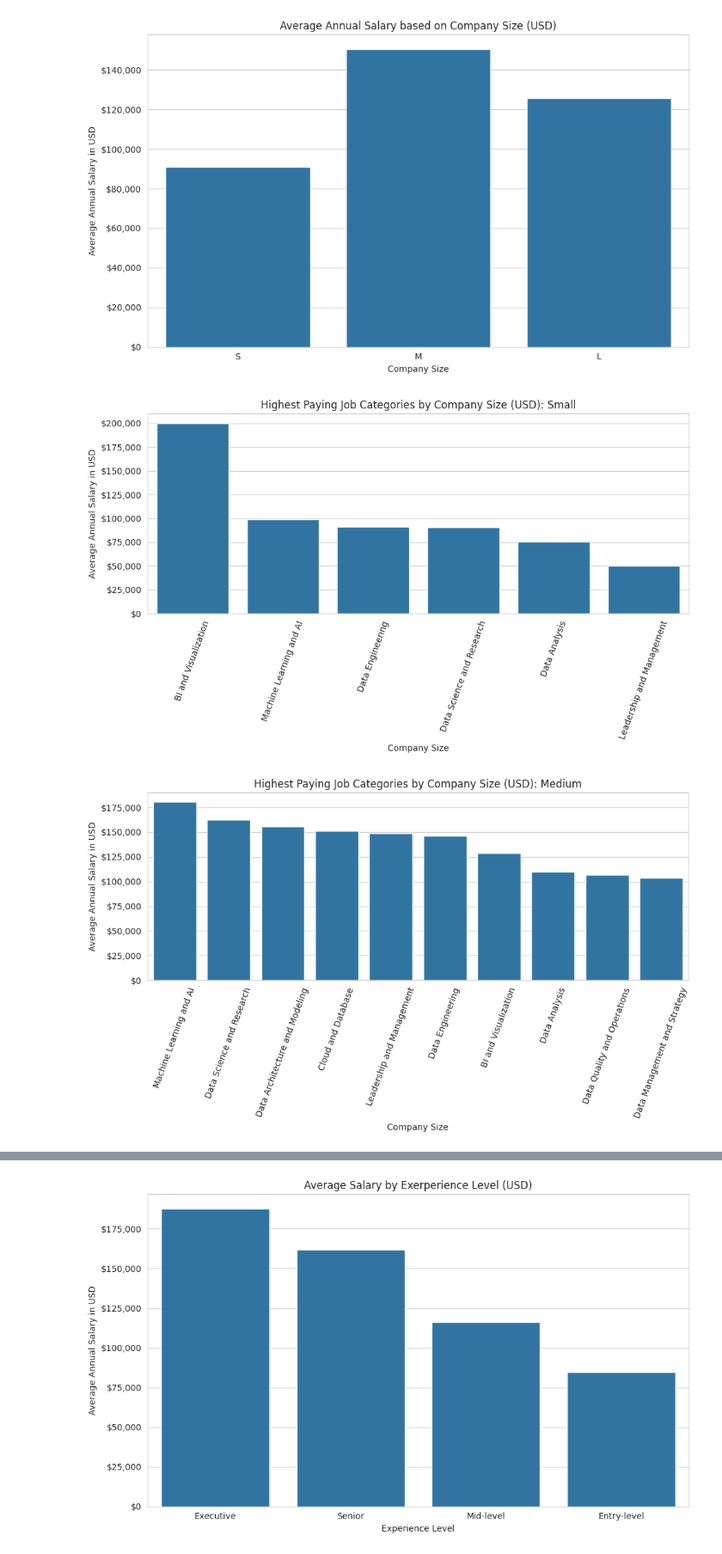
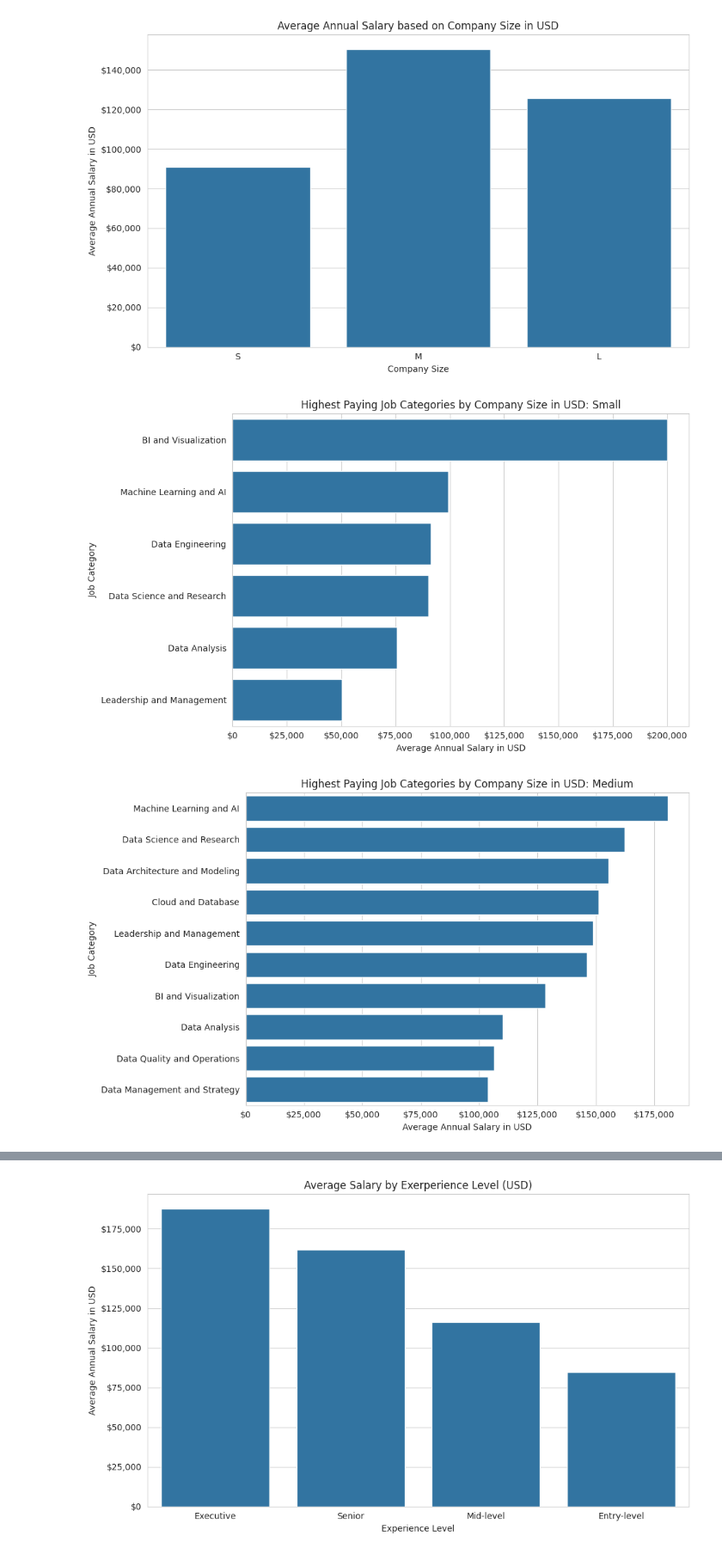
Before and after one commit to wwwinters/MSDS-670-Week-5-Assignment, a Jupyter notebook: WileyWinters_Week5_Assignment.ipynb, the cells around one changed output, grey strips where cells are left out. Shown at 86% size. Cells and saved outputs as stored; diff of their text form; code cells hidden in the pictures.

```diff
--- a/WileyWinters_Week5_Assignment.ipynb
+++ b/WileyWinters_Week5_Assignment.ipynb
@@ -180,18 +181,16 @@ fig.savefig('images/aveCompanySize.png', bbox_inches='tight', dpi=300)
 [figure]
 # %%
 sizes = {'S':'Small','M':'Medium','L':'Large'}
-
 for key in sizes:
     size = jobs_df[jobs_df['company_size'] == key]
     comp_size = size.groupby('job_category').agg({'salary_in_usd': 'mean'}). \
                                 sort_values('salary_in_usd', ascending=False)
     fig, ax = plt.subplots(figsize=(10,6))
-    ax.yaxis.set_major_formatter(mtick.StrMethodFormatter('${x:,.0f}'))
-    ax.set(xlabel='Company Size', ylabel='Average Annual Salary in USD', \
-           title=f'Highest Paying Job Categories by Company Size (USD): {sizes[key]}')
-    plt.xticks(rotation=70)
-    sns.barplot(data=comp_size,x='job_category', y='salary_in_usd')
+    ax.xaxis.set_major_formatter(mtick.StrMethodFormatter('${x:,.0f}'))
+    ax.set(xlabel='Average Annual Salary in USD', ylabel='Job Category', \
+           title=f'Highest Paying Job Categories by Company Size in USD: {sizes[key]}')
+    sns.barplot(data=comp_size,y='job_category', x='salary_in_usd')
     fig.savefig('images/'+sizes[key]+'Cat.png', bbox_inches='tight', dpi=300)
 # %% [output]
-[figure, old version]
+[figure, new version]
-[figure, old version]
+[figure, new version]
```
Also changed, not shown: parts of 6 cells of this notebook, 11 other files.
